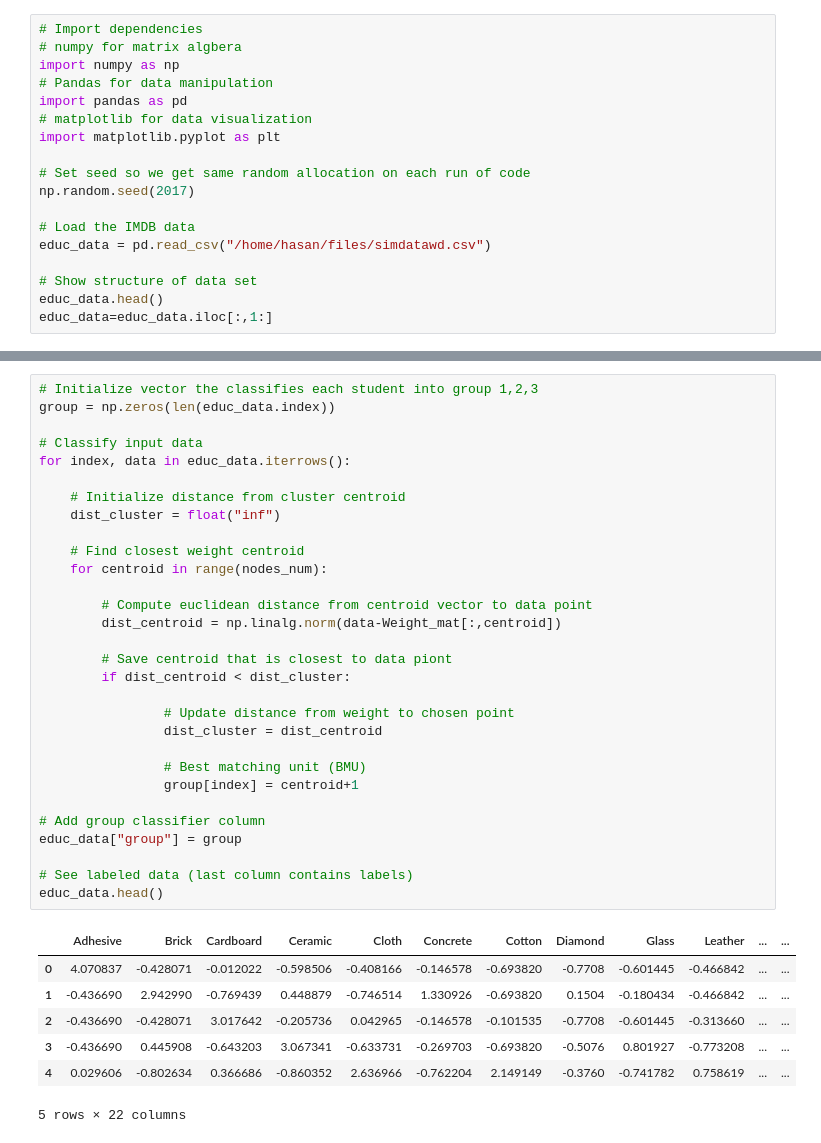
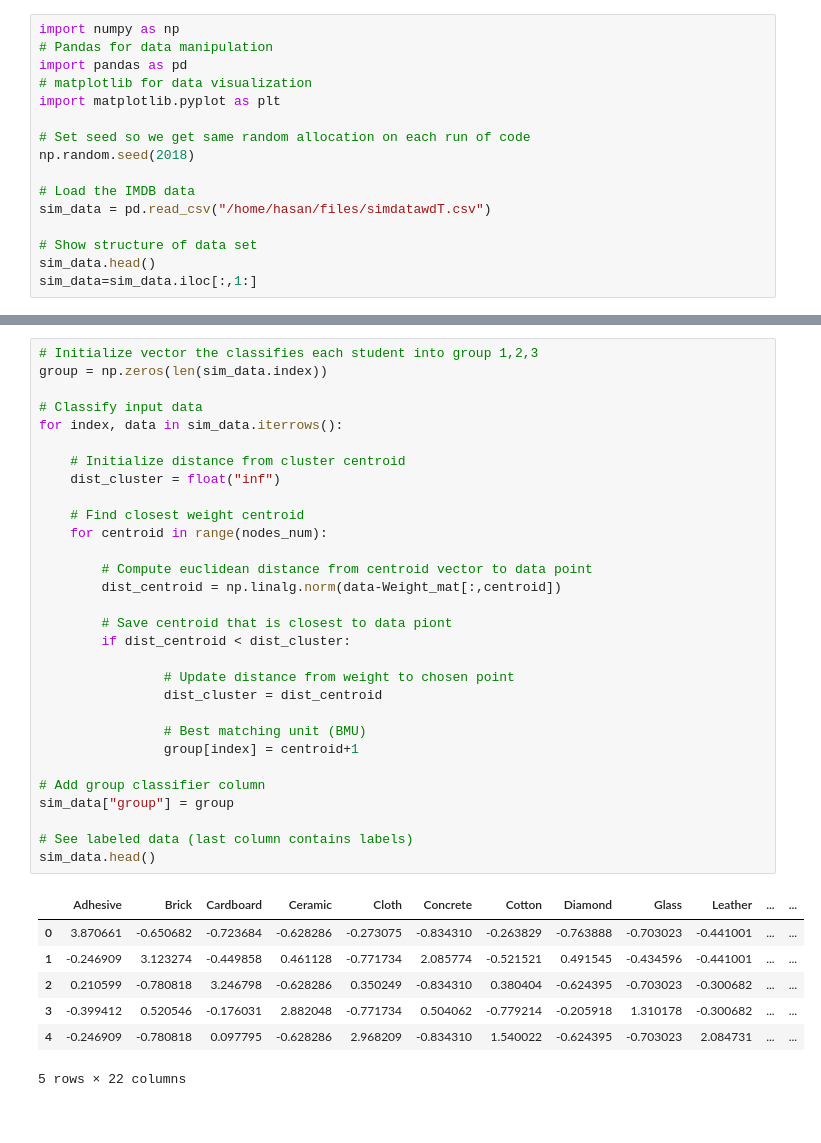
Before and after one commit to mk-hasan/OROC-FU, a Jupyter notebook: OROC-Som.ipynb, the cells around one changed output, grey strips where cells are left out. Saved outputs shown, nothing was run; the diff lists cells and outputs as text.

```diff
--- a/OROC-Som.ipynb
+++ b/OROC-Som.ipynb
@@ -1,6 +1,4 @@
 # %%
-# Import dependencies
-# numpy for matrix algbera
 import numpy as np
 # Pandas for data manipulation
 import pandas as pd
@@ -8,12 +6,12 @@ import pandas as pd
 import matplotlib.pyplot as plt
 
 # Set seed so we get same random allocation on each run of code
-np.random.seed(2017)
+np.random.seed(2018)
 
 # Load the IMDB data
-educ_data = pd.read_csv("/home/hasan/files/simdatawd.csv")
+sim_data = pd.read_csv("/home/hasan/files/simdatawdT.csv")
 
 # Show structure of data set
-educ_data.head()
-educ_data=educ_data.iloc[:,1:]
+sim_data.head()
+sim_data=sim_data.iloc[:,1:]
 # %%
@@ -132,39 +127,39 @@ Trained weights from SOM,
 # %%
 # Initialize vector the classifies each student into group 1,2,3
-group = np.zeros(len(educ_data.index))
+group = np.zeros(len(sim_data.index))
 
 # Classify input data
-for index, data in educ_data.iterrows():
+for index, data in sim_data.iterrows():
 
     # Initialize distance from cluster centroid
     dist_cluster = float("inf")
 
     # Find closest weight centroid
     for centroid in range(nodes_num):
 
         # Compute euclidean distance from centroid vector to data point
         dist_centroid = np.linalg.norm(data-Weight_mat[:,centroid])
 
         # Save centroid that is closest to data piont
         if dist_centroid < dist_cluster:
 
                 # Update distance from weight to chosen point
                 dist_cluster = dist_centroid
 
                 # Best matching unit (BMU)
                 group[index] = centroid+1
 
 # Add group classifier column
-educ_data["group"] = group
+sim_data["group"] = group
 
 # See labeled data (last column contains labels)
-educ_data.head()
+sim_data.head()
 # %% [output]
 |  | Adhesive | Brick | Cardboard | Ceramic | Cloth | Concrete | Cotton | Diamond | Glass | Leather | ... | ... |
-| 0 | 4.070837 | -0.428071 | -0.012022 | -0.598506 | -0.408166 | -0.146578 | -0.693820 | -0.7708 | -0.601445 | -0.466842 | ... | ... |
-| 1 | -0.436690 | 2.942990 | -0.769439 | 0.448879 | -0.746514 | 1.330926 | -0.693820 | 0.1504 | -0.180434 | -0.466842 | ... | ... |
-| 2 | -0.436690 | -0.428071 | 3.017642 | -0.205736 | 0.042965 | -0.146578 | -0.101535 | -0.7708 | -0.601445 | -0.313660 | ... | ... |
-| 3 | -0.436690 | 0.445908 | -0.643203 | 3.067341 | -0.633731 | -0.269703 | -0.693820 | -0.5076 | 0.801927 | -0.773208 | ... | ... |
-| 4 | 0.029606 | -0.802634 | 0.366686 | -0.860352 | 2.636966 | -0.762204 | 2.149149 | -0.3760 | -0.741782 | 0.758619 | ... | ... |
+| 0 | 3.870661 | -0.650682 | -0.723684 | -0.628286 | -0.273075 | -0.834310 | -0.263829 | -0.763888 | -0.703023 | -0.441001 | ... | ... |
+| 1 | -0.246909 | 3.123274 | -0.449858 | 0.461128 | -0.771734 | 2.085774 | -0.521521 | 0.491545 | -0.434596 | -0.441001 | ... | ... |
+| 2 | 0.210599 | -0.780818 | 3.246798 | -0.628286 | 0.350249 | -0.834310 | 0.380404 | -0.624395 | -0.703023 | -0.300682 | ... | ... |
+| 3 | -0.399412 | 0.520546 | -0.176031 | 2.882048 | -0.771734 | 0.504062 | -0.779214 | -0.205918 | 1.310178 | -0.300682 | ... | ... |
+| 4 | -0.246909 | -0.780818 | 0.097795 | -0.628286 | 2.968209 | -0.834310 | 1.540022 | -0.624395 | -0.703023 | 2.084731 | ... | ... |
 5 rows × 22 columns
 # %%
```
Also changed, not shown: parts of 8 cells of this notebook.
